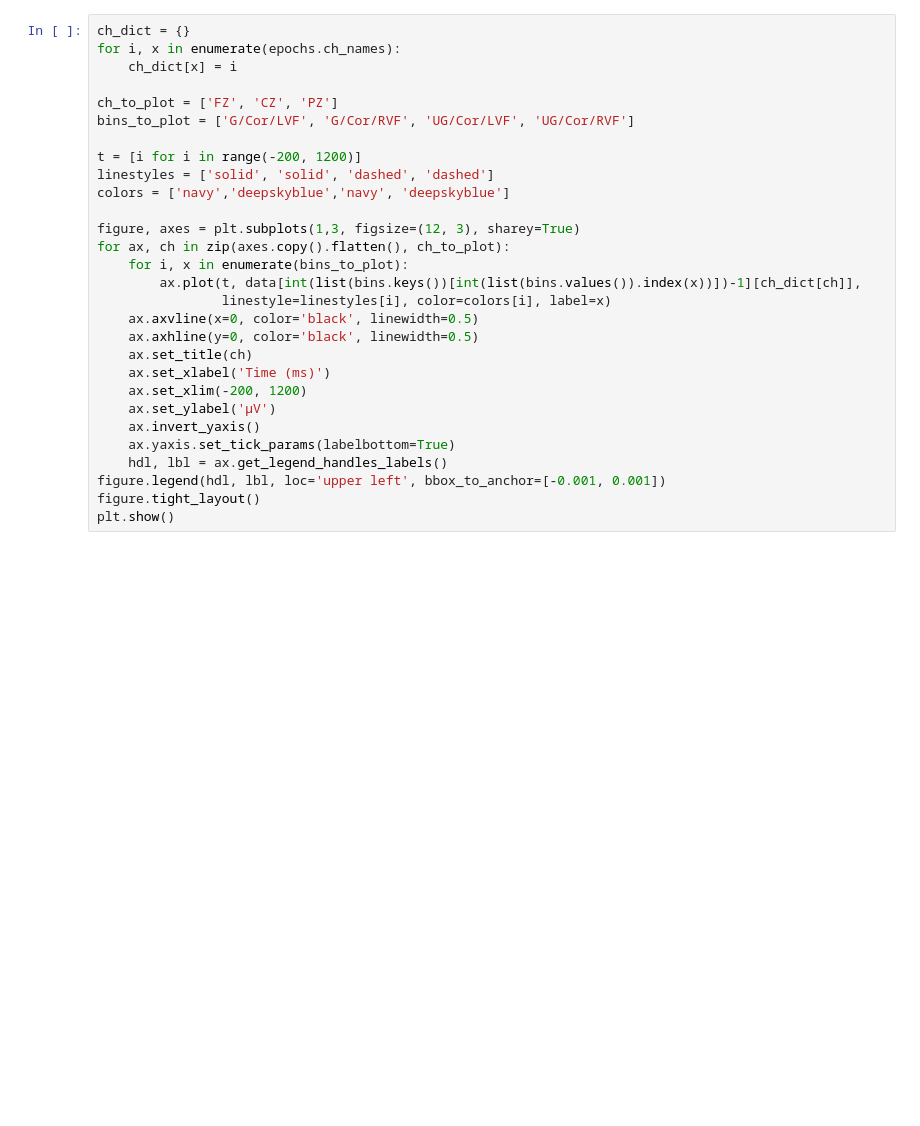
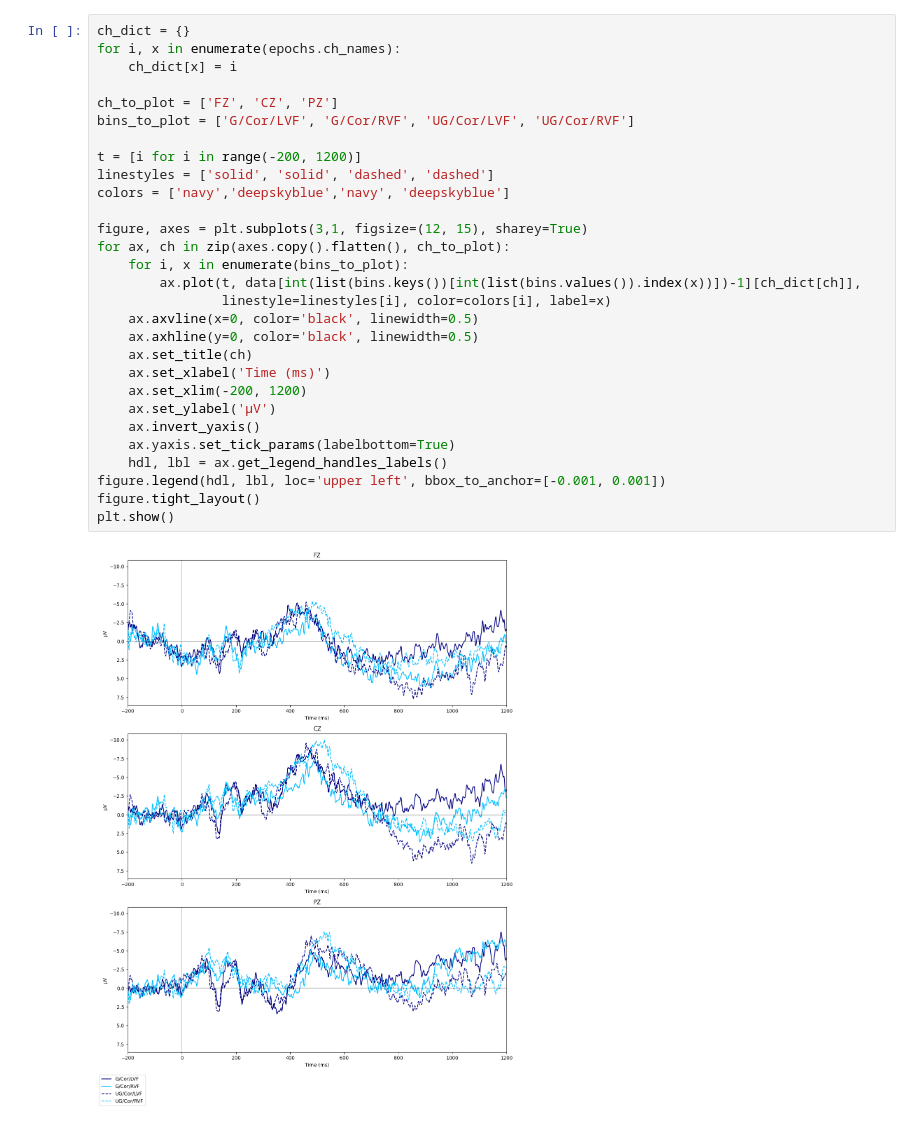
Before and after one commit to amandalin047/ERP_2023Fall, a Jupyter notebook: avg_erps_plots/single_subj_avg_erps.ipynb, the cells around one changed output. Drawn from its saved outputs; the diff is of its cells as text; blank space fills up the shorter version.

```diff
--- a/avg_erps_plots/single_subj_avg_erps.ipynb
+++ b/avg_erps_plots/single_subj_avg_erps.ipynb
@@ -28,29 +121,31 @@ data.shape
 # %%
 ch_dict = {}
 for i, x in enumerate(epochs.ch_names):
     ch_dict[x] = i
 
 ch_to_plot = ['FZ', 'CZ', 'PZ']
 bins_to_plot = ['G/Cor/LVF', 'G/Cor/RVF', 'UG/Cor/LVF', 'UG/Cor/RVF']
 
 t = [i for i in range(-200, 1200)]
 linestyles = ['solid', 'solid', 'dashed', 'dashed']
 colors = ['navy','deepskyblue','navy', 'deepskyblue']
 
-figure, axes = plt.subplots(1,3, figsize=(12, 3), sharey=True)
+figure, axes = plt.subplots(3,1, figsize=(12, 15), sharey=True)
 for ax, ch in zip(axes.copy().flatten(), ch_to_plot):
     for i, x in enumerate(bins_to_plot):
         ax.plot(t, data[int(list(bins.keys())[int(list(bins.values()).index(x))])-1][ch_dict[ch]],
                 linestyle=linestyles[i], color=colors[i], label=x)
     ax.axvline(x=0, color='black', linewidth=0.5)
     ax.axhline(y=0, color='black', linewidth=0.5)
     ax.set_title(ch)
     ax.set_xlabel('Time (ms)')
     ax.set_xlim(-200, 1200)
     ax.set_ylabel('µV')
     ax.invert_yaxis()
     ax.yaxis.set_tick_params(labelbottom=True)
     hdl, lbl = ax.get_legend_handles_labels()
 figure.legend(hdl, lbl, loc='upper left', bbox_to_anchor=[-0.001, 0.001])
 figure.tight_layout()
 plt.show()
+# %% [output]
+[figure, added]
```
Also changed, not shown: parts of 6 cells of this notebook.
